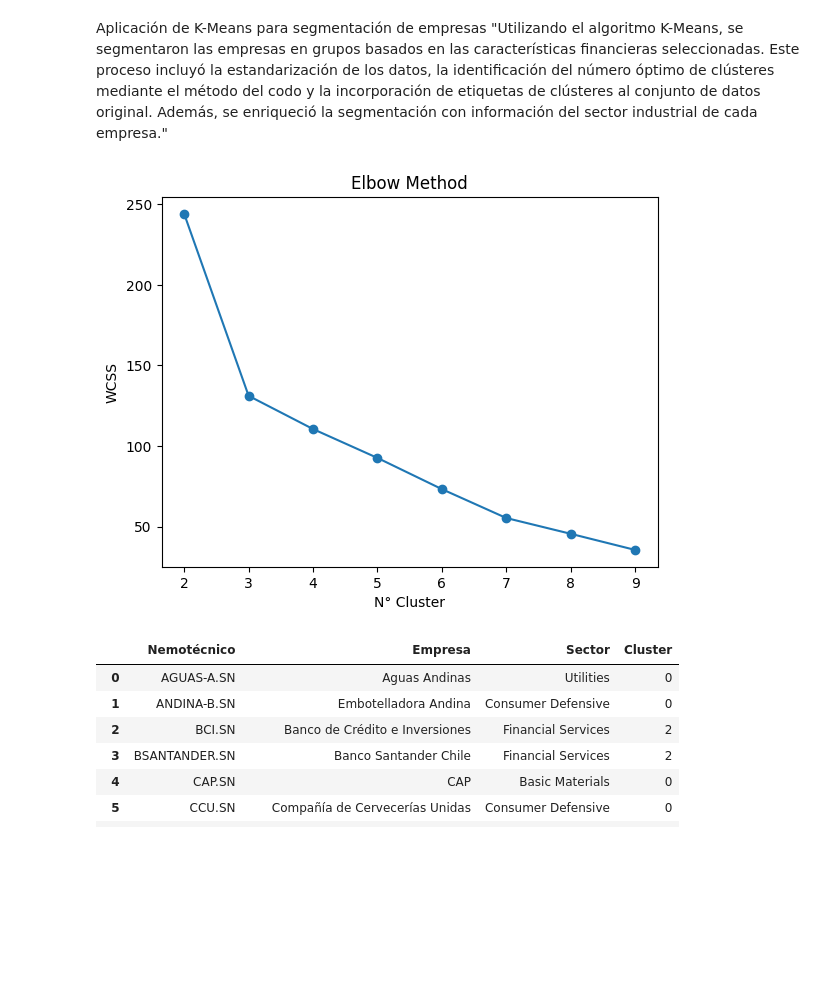
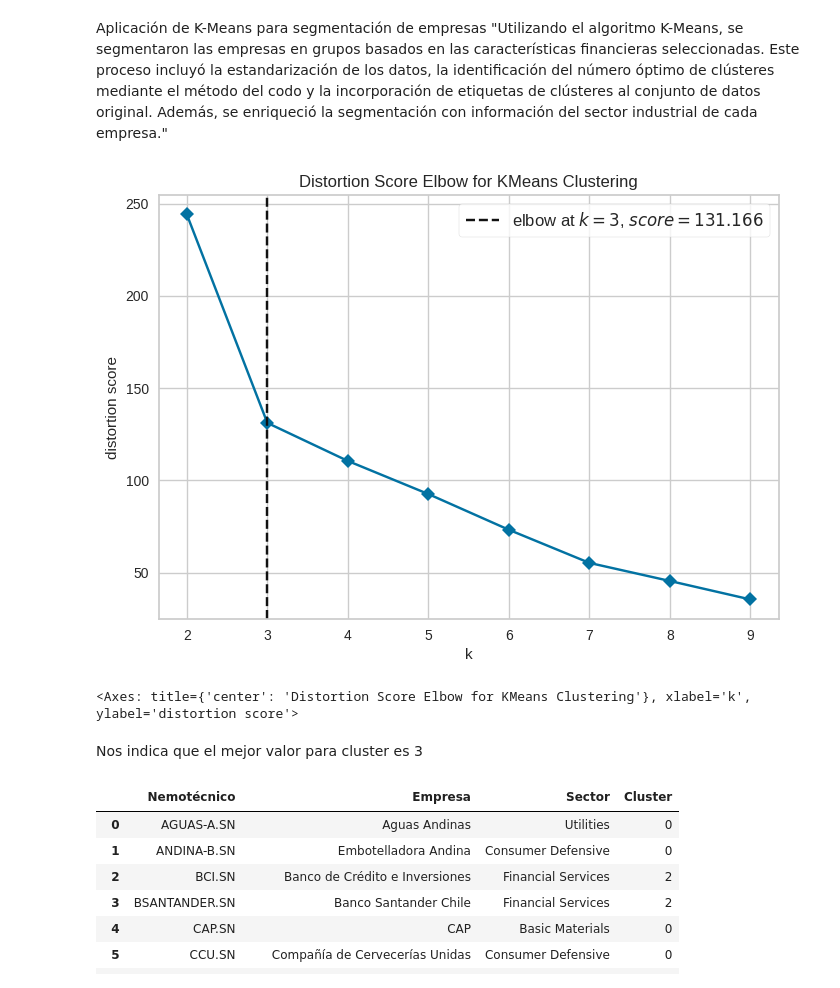
Before and after one commit to pabliacci/Finance-python, a Jupyter notebook: IPSA_data_analisis.ipynb, the cells around one changed output. Drawn from its saved outputs; the diff is of its cells as text; code cells hidden in the pictures; blank space fills up the shorter version.

```diff
--- a/IPSA_data_analisis.ipynb
+++ b/IPSA_data_analisis.ipynb
@@ -661,25 +663,24 @@ Aplicación de K-Means para segmentación de empresas
 # %%
 from sklearn.cluster import KMeans
 from sklearn.preprocessing import StandardScaler
+from yellowbrick.cluster import KElbowVisualizer
 
 # Paso 1: Escalar los datos
 scaler = StandardScaler()
 df_scaled = scaler.fit_transform(final_df)
 
-wcss=[]
-for i in range(2,10):
-  kmeans = KMeans(n_clusters=i, init='k-means++', max_iter=300, n_init=10, random_state=10)
-  kmeans.fit(df_scaled)
-  wcss.append(kmeans.inertia_)
+# Paso 2: Usar KElbowVisualizer para encontrar el número óptimo de clusters
+model = KMeans(init='k-means++', max_iter=300, n_init=10, random_state=10)
+visualizer = KElbowVisualizer(model, k=(2, 10), metric='distortion', timings=False)
 
-#plot curva codo
-plt.plot(range(2,10), wcss, marker='o')
-plt.title('Elbow Method')
-plt.xlabel('N° Cluster')
-plt.ylabel('WCSS')
-plt.show()
+# Ajustar y mostrar el gráfico
+visualizer.fit(df_scaled)
+visualizer.show()
 # %% [output]
-[figure, old version]
+[figure, new version]
+<Axes: title={'center': 'Distortion Score Elbow for KMeans Clustering'}, xlabel='k', ylabel='distortion score'>
+# %% [markdown]
+Nos indica que el mejor valor para cluster es 3
 # %%
 # Paso 2: Ejecutar K-Means
 n_clusters = 3  # Cambia el número de clústeres según análisis previo
```
Also changed, not shown: parts of 6 cells of this notebook.
